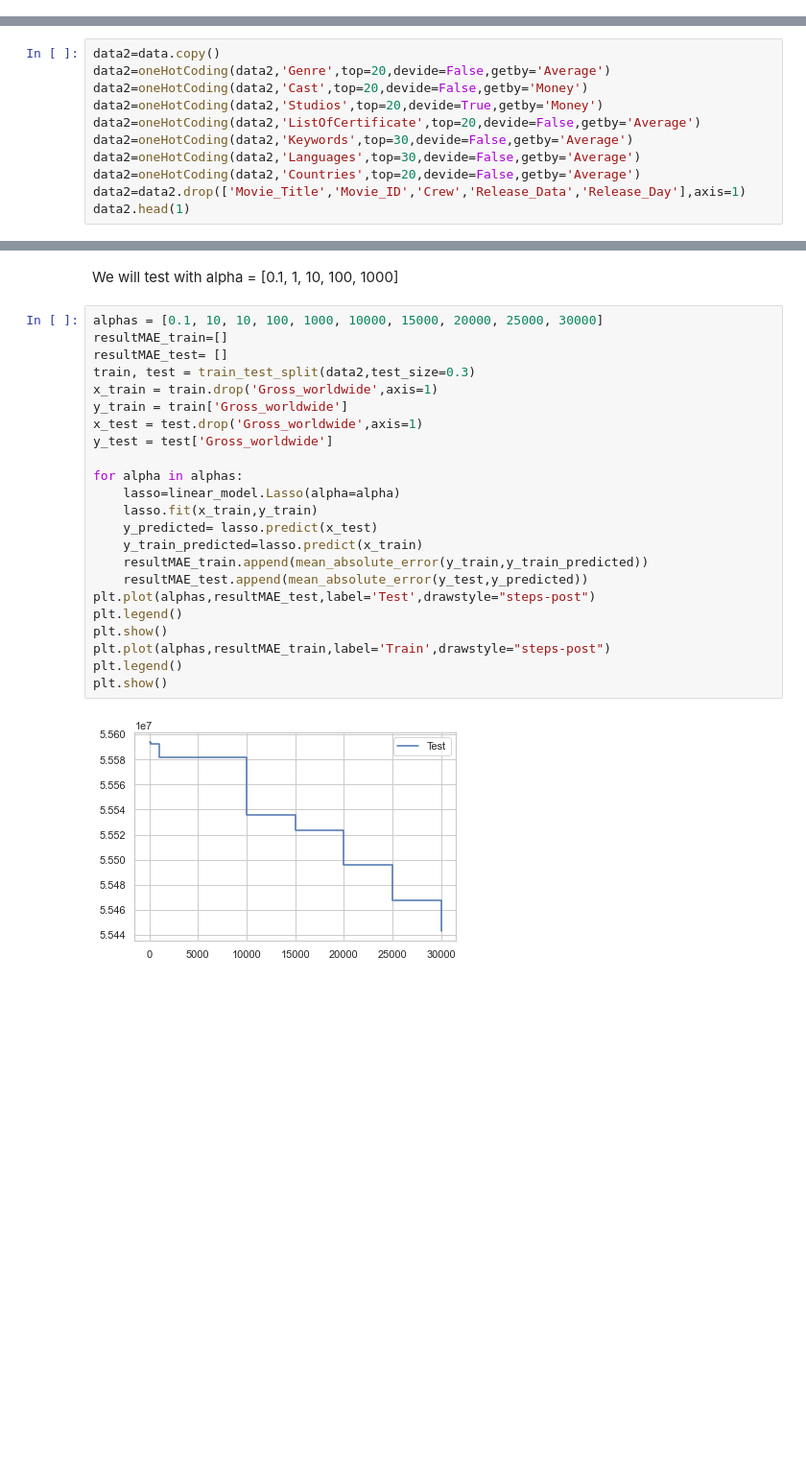
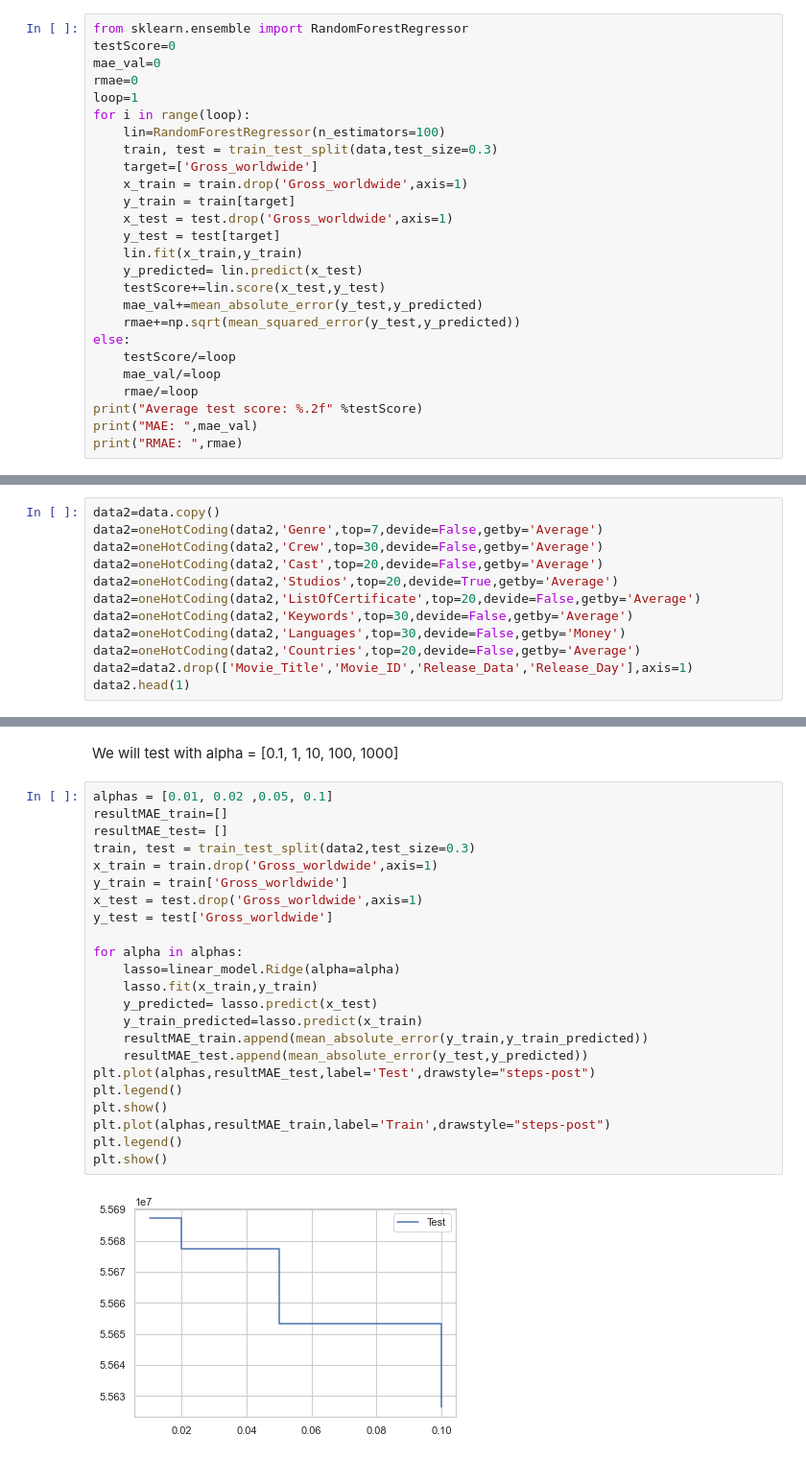
Before and after one commit to theobmgit/bor-prediction-analysis, a Jupyter notebook: notebook/MachineLearning.ipynb, the cells around one changed output, grey strips where cells are left out. Shown at 96% size. Cells and saved outputs as stored; diff of their text form; blank space fills up the shorter version.

Commit message:
ReModeling

```diff
--- a/notebook/MachineLearning.ipynb
+++ b/notebook/MachineLearning.ipynb
@@ -4,0 +120,26 @@ In this part we will assess ML model
+# %%
+from sklearn.ensemble import RandomForestRegressor
+testScore=0
+mae_val=0
+rmae=0
+loop=1
+for i in range(loop):
+    lin=RandomForestRegressor(n_estimators=100)
+    train, test = train_test_split(data,test_size=0.3)
+    target=['Gross_worldwide']
+    x_train = train.drop('Gross_worldwide',axis=1)
+    y_train = train[target]
+    x_test = test.drop('Gross_worldwide',axis=1)
+    y_test = test[target]
+    lin.fit(x_train,y_train)
+    y_predicted= lin.predict(x_test)
+    testScore+=lin.score(x_test,y_test)
+    mae_val+=mean_absolute_error(y_test,y_predicted)
+    rmae+=np.sqrt(mean_squared_error(y_test,y_predicted))
+else:
+    testScore/=loop
+    mae_val/=loop
+    rmae/=loop
+print("Average test score: %.2f" %testScore)
+print("MAE: ",mae_val)
+print("RMAE: ",rmae)
@@ -214,13 +361,14 @@ def oneHotCoding(dataframe,column,top=10,devide=False,getby='Average'):
 ### Dummies multivalued attributes
 # %%
 data2=data.copy()
-data2=oneHotCoding(data2,'Genre',top=20,devide=False,getby='Average')
-data2=oneHotCoding(data2,'Cast',top=20,devide=False,getby='Money')
-data2=oneHotCoding(data2,'Studios',top=20,devide=True,getby='Money')
+data2=oneHotCoding(data2,'Genre',top=7,devide=False,getby='Average')
+data2=oneHotCoding(data2,'Crew',top=30,devide=False,getby='Average')
+data2=oneHotCoding(data2,'Cast',top=20,devide=False,getby='Average')
+data2=oneHotCoding(data2,'Studios',top=20,devide=True,getby='Average')
 data2=oneHotCoding(data2,'ListOfCertificate',top=20,devide=False,getby='Average')
 data2=oneHotCoding(data2,'Keywords',top=30,devide=False,getby='Average')
-data2=oneHotCoding(data2,'Languages',top=30,devide=False,getby='Average')
+data2=oneHotCoding(data2,'Languages',top=30,devide=False,getby='Money')
 data2=oneHotCoding(data2,'Countries',top=20,devide=False,getby='Average')
-data2=data2.drop(['Movie_Title','Movie_ID','Crew','Release_Data','Release_Day'],axis=1)
+data2=data2.drop(['Movie_Title','Movie_ID','Release_Data','Release_Day'],axis=1)
 data2.head(1)
 # %% [output]
@@ -275,27 +423,27 @@ MAE of test set reduce a little bit
 # %% [markdown]
 We will test with alpha = [0.1, 1, 10, 100, 1000]
 # %%
-alphas = [0.1, 10, 10, 100, 1000, 10000, 15000, 20000, 25000, 30000]
+alphas = [0.01, 0.02 ,0.05, 0.1]
 resultMAE_train=[]
 resultMAE_test= []
 train, test = train_test_split(data2,test_size=0.3)
 x_train = train.drop('Gross_worldwide',axis=1)
 y_train = train['Gross_worldwide']
 x_test = test.drop('Gross_worldwide',axis=1)
 y_test = test['Gross_worldwide']
 
 for alpha in alphas:
-    lasso=linear_model.Lasso(alpha=alpha)
+    lasso=linear_model.Ridge(alpha=alpha)
     lasso.fit(x_train,y_train)
     y_predicted= lasso.predict(x_test)
     y_train_predicted=lasso.predict(x_train)
     resultMAE_train.append(mean_absolute_error(y_train,y_train_predicted))
     resultMAE_test.append(mean_absolute_error(y_test,y_predicted))
 plt.plot(alphas,resultMAE_test,label='Test',drawstyle="steps-post")
 plt.legend()
 plt.show()
 plt.plot(alphas,resultMAE_train,label='Train',drawstyle="steps-post")
 plt.legend()
 plt.show()
 # %% [output]
-[figure, old version]
+[figure, new version]
```
Also changed, not shown: parts of 29 cells of this notebook.
